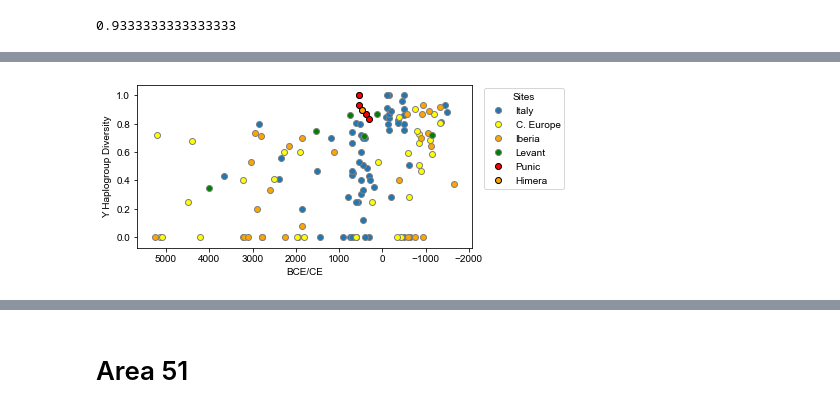
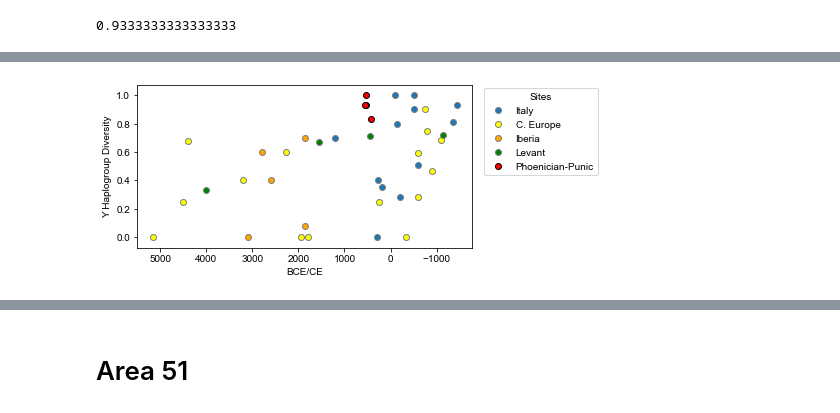
Before and after one commit to hringbauer/punic_aDNA, a Jupyter notebook: notebooks/figs/plot_y_div.ipynb, the cells around one changed output, grey strips where cells are left out. Cells and saved outputs as stored; diff of their text form; code cells hidden in the pictures.

Commit message:
Update Diversity Plot

```diff
--- a/notebooks/figs/plot_y_div.ipynb
+++ b/notebooks/figs/plot_y_div.ipynb
@@ -55,4 +46,13 @@ flag = ["_contam", "_dup"]
 # %%
+df_meta = pd.read_csv("/n/groups/reich/hringbauer/Data/v54.1.anno.haplogroups.csv") # Load Meta Data
+# v53.1 Meta uses the "Y haplogroup  in ISOGG v15.73 notation (automatically called)" column
+
+min_snp = 150000
+age = [0,12000]
+lat = [20,90]
+lon = [-28, 180]
+flag = ["_contam", "_dup"]
+
 df_meta["study"]=df_meta["study"].fillna("missing")
 idx = df_meta["n_cov_snp"]>min_snp
 df=df_meta[idx].reset_index(drop=True)
@@ -91,6 +91,24 @@ df=df[~idx].reset_index(drop=True)
 idx= df["sex"]=="M"
 print(f"Kept {np.sum(idx)}/{len(idx)} Males.")
 df=df[idx].reset_index(drop=True)
+
+### Flag Punic Individuals
+df1 = pd.read_csv("./data/cluster_assignments_punic.v54.1c.tsv", sep="\t")
+print(f"Extracted IIDs of {len(df1)} IIDs in Punic Project")
+df_punic = pd.merge(df, df1, on="iid")
+print(f"Merged to {len(df_punic)} Punic Males")
+
+### Remove Romans
+df_punic = df_punic[~df_punic["label"].str.contains("Roman")]
+print(f"Filtered to {len(df_punic)} actually Punic Samples")
+
+### Remove Punics from generat Meta
+df = df[~df["iid"].isin(df1["iid"])]
+print(f"Filtered general Y to {len(df)} ancient, non Punic individuals")
+
+### Go to published indivduals only
+df =df[~df["study"].str.contains("Unpublished")]
+print(f"Filtered to {len(df)} published ancient males")
 # %% [output]
 Filtering to 26666/33967 indiviuals with >150000 SNPs.
 Filtering to 20201/26666 inds >0 BP.
@@ -104,3 +124,0 @@ Kept 7893/14295 Males.
-# %%
-df_ib = df[df["region"]=="Italy"]
-df_ib["loc"].value_counts()[:50]
@@ -207,9 +207,9 @@ df_y_ib = get_sub_df_region(["Spain", "Portugal"], min_n=5)
 df_y_lev = get_sub_df_region(["Israel", "Lebanon"], min_n=5)
 #df_y_ib = get_sub_df_region(["Spain", "Portugal"])
 
-df_y_pun = create_ydiv_df(df, sites=["Kerkouene", "Sardinia, Tharros",
+df_y_pun = create_ydiv_df(df_punic, sites=["Kerkouene", "Sardinia, Tharros",
                                      "Sicily, Selinunte, Manuzza", "Sicily, Birgi"],
                          min_m=4)
 
-df_y_him = create_ydiv_df(df, sites=["Sicily, Himera"],
-                         min_m=4)
+#df_y_him = create_ydiv_df(df, sites=["Sicily, Himera"],
+#                         min_m=4)
@@ -216,21 +224,21 @@ df_y_him = create_ydiv_df(df, sites=["Sicily, Himera"],
 # %%
 epsilon=0
 
 plt.figure(figsize=(6,3))
 ax = plt.gca()
 ax.scatter(df_y_it["age"]-1950, df_y_it["D"]+epsilon, ec="gray", label="Italy")
 ax.scatter(df_y_fr["age"]-1950, df_y_fr["D"]+epsilon, c="yellow", ec="gray", label="C. Europe")
 ax.scatter(df_y_ib["age"]-1950, df_y_ib["D"]+epsilon, c="orange", ec="gray", label="Iberia")
 ax.scatter(df_y_lev["age"]-1950, df_y_lev["D"]+epsilon, c="green", ec="gray", label="Levant")
-ax.scatter(df_y_pun["age"]-1950, df_y_pun["D"]+epsilon, ec="k", c="red", label="Punic")
-ax.scatter(df_y_him["age"]-1950, df_y_him["D"]+epsilon, ec="k", c="orange", label="Himera")
+ax.scatter(df_y_pun["age"]-1950, df_y_pun["D"]+epsilon, ec="k", c="red", label="Phoenician-Punic")
+#ax.scatter(df_y_him["age"]-1950, df_y_him["D"]+epsilon, ec="k", c="orange", label="Himera")
 
 ax.set_ylabel("Y Haplogroup Diversity")
 ax.set_xlabel("BCE/CE")
 ax.invert_xaxis()
 ax.legend(loc="upper left", title="Sites", bbox_to_anchor=(1.02, 1.01))
 #ax.set_yscale('squareroot')
 plt.show()
 # %% [output]
-[figure, old version]
+[figure, new version]
 # %%
```
Also changed, not shown: parts of 17 cells of this notebook, 4 other files.
